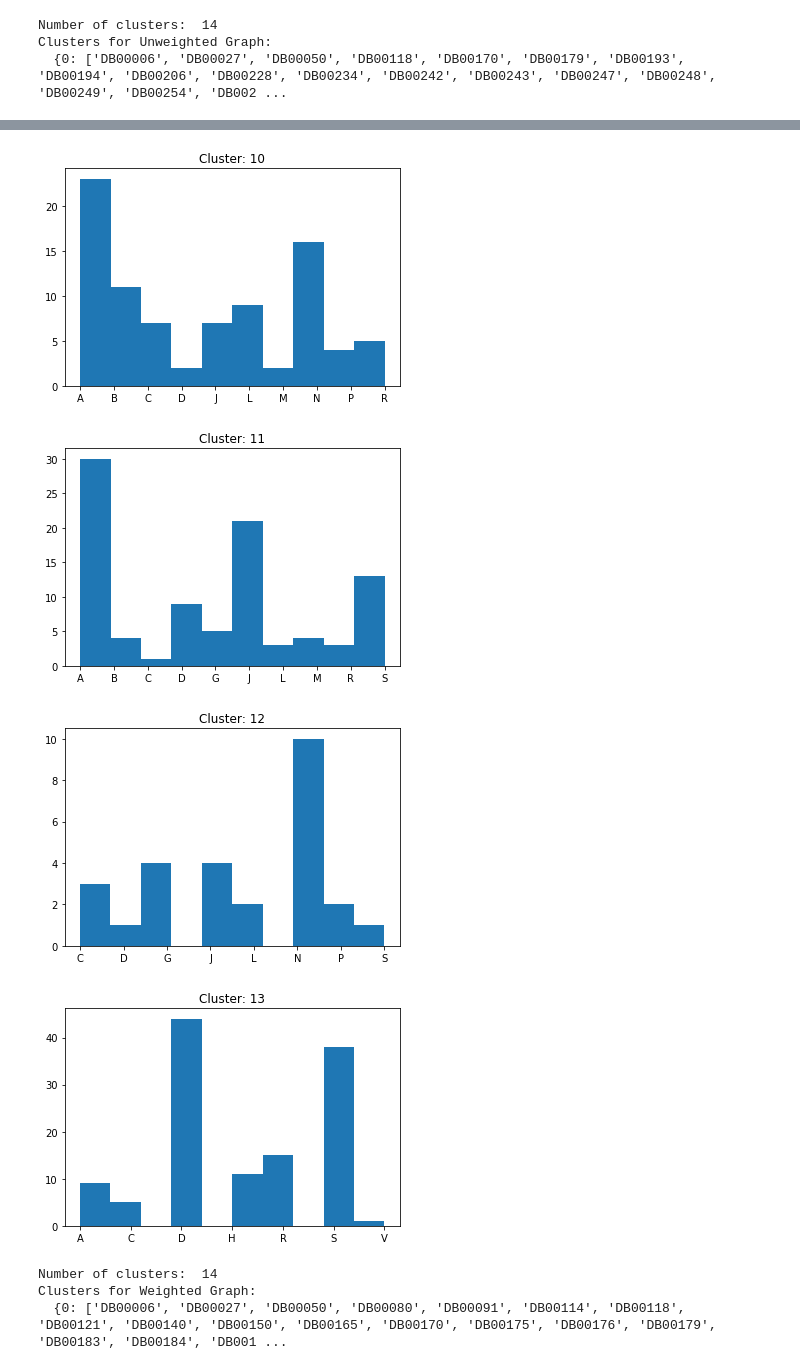
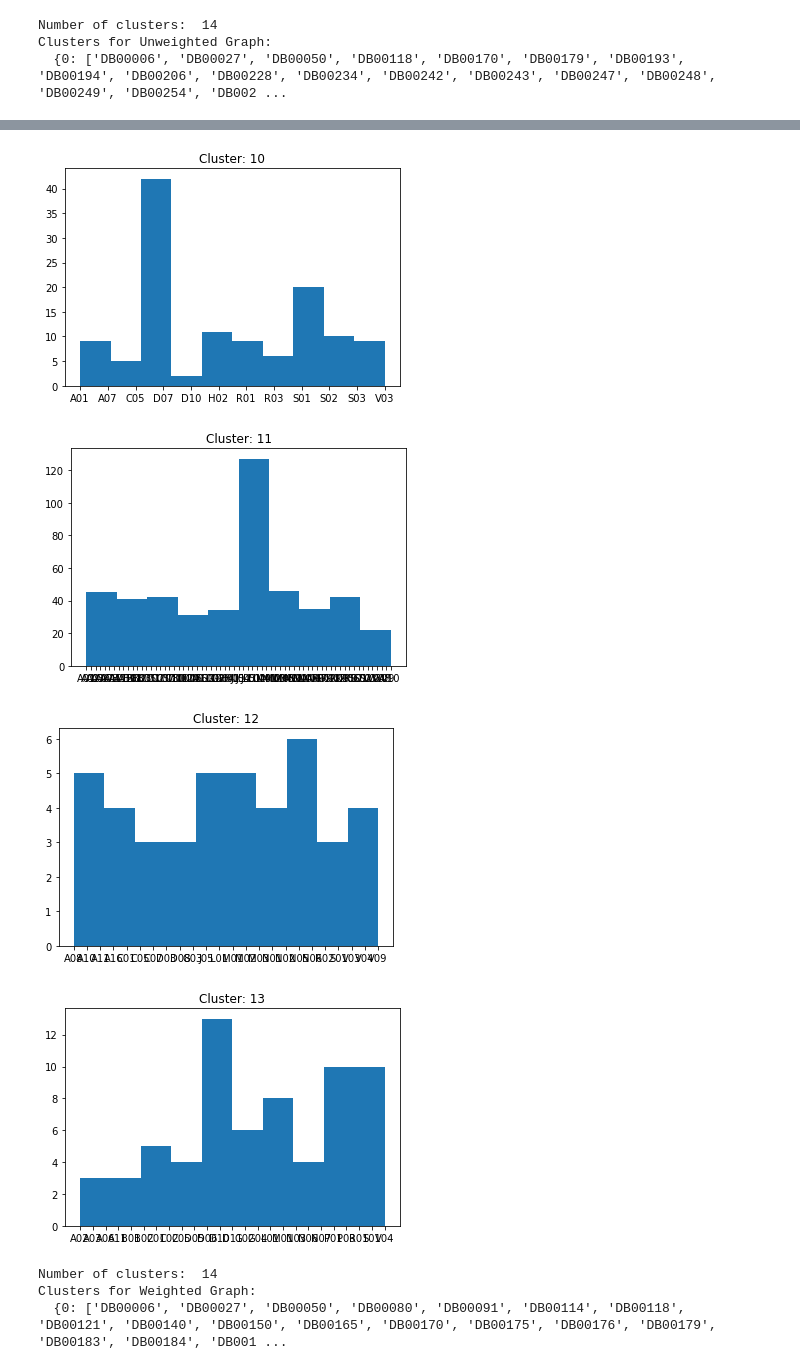
Before and after one commit to albertoOA/Medical-Entities-Similarity-Measurements, a Jupyter notebook: implementation/notebooks/graph.ipynb, the cells around one changed output, grey strips where cells are left out. Cells and saved outputs as stored; diff of their text form; code cells hidden in the pictures.

```diff
--- a/implementation/notebooks/graph.ipynb
+++ b/implementation/notebooks/graph.ipynb
@@ -202,6 +227,7 @@ if not(os.path.exists('./../data/graph/unweighted_sim_matrix.npy')) or not(os.pa
     numpy.save('./../data/graph/norm_unweighted_sim_matrix.npy', norm_unweighted_sim_matrix)
 else:
     unweighted_sim_matrix = numpy.load('./../data/graph/unweighted_sim_matrix.npy')
+    norm_unweighted_sim_matrix = numpy.load('./../data/graph/norm_unweighted_sim_matrix.npy')
 print('Computed Unweighted Similarity Matrix')
 end = time.time()
 print("Execution Time (s): " + str(end - start))
@@ -213,6 +239,7 @@ if not(os.path.exists('./../data/graph/weighted_sim_matrix.npy')) or not(os.path
     numpy.save('./../data/graph/norm_weighted_sim_matrix.npy', norm_weighted_sim_matrix)
 else:
     weighted_sim_matrix = numpy.load('./../data/graph/weighted_sim_matrix.npy')
+    norm_weighted_sim_matrix = numpy.load('./../data/graph/norm_weighted_sim_matrix.npy')
 print('Computed Weighted Similarity Matrix')
 end = time.time()
 print("Execution Time (s): " + str(end - start))
@@ -266,7 +293,7 @@ for cluster, drugbank_ids in clusters_dbid_uw.items():
     for db_id in drugbank_ids:
         atc_codes_dbid = getattr(drugs[db_id], 'atc_codes')
         for atc_code in atc_codes_dbid:
-            atc_first_level_for_one_cluster.append(atc_code[0])
+            atc_first_level_for_one_cluster.append(atc_code[:3])
     clusters_ATC_distribution[cluster] = atc_first_level_for_one_cluster
 
 #print(clusters_ATC_distribution)
@@ -290,7 +317,7 @@ for i in range (0, len(clusters_ATC_distribution)):
-[figure, old version]
+[figure, new version]
-[figure, old version]
+[figure, new version]
-[figure, old version]
+[figure, new version]
-[figure, old version]
+[figure, new version]
 # %%
 # Printing the clusters
 print('Number of clusters: ', nclust)
```
Also changed, not shown: parts of 12 cells of this notebook, 4 other files.
